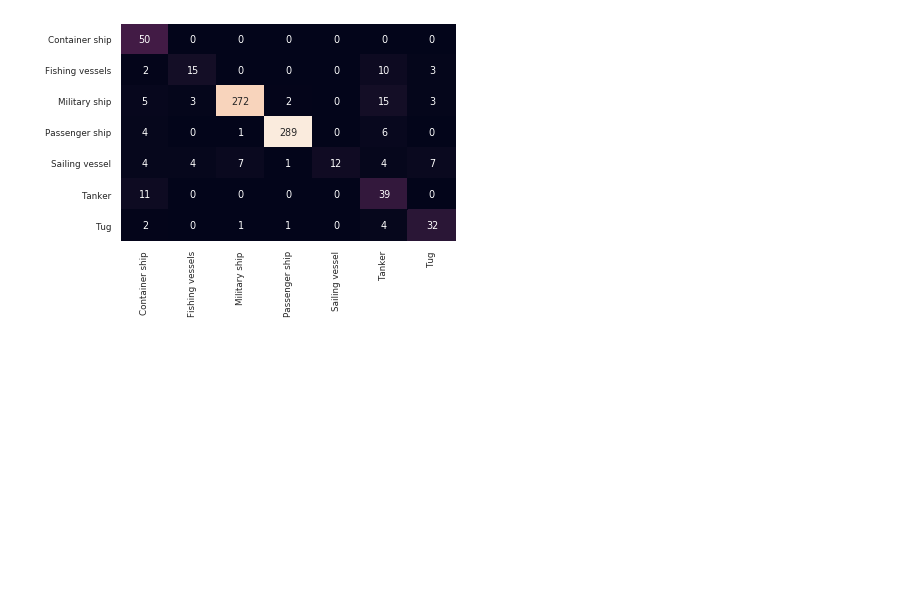
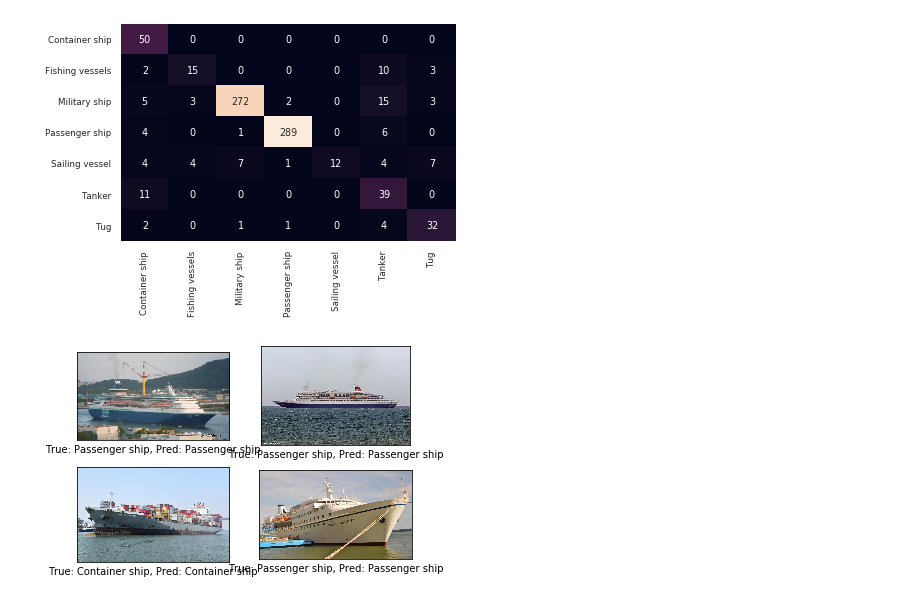
Before and after one commit to shaheryar1/Analysing-Marine-Traffic, a Jupyter notebook: inference.ipynb, the cells around one changed output. Saved outputs shown, nothing was run; the diff lists cells and outputs as text; code cells hidden in the pictures; blank space fills up the shorter version.

Commit message:
Added plot_images Added inferenceImage Added infeenceVideo

```diff
--- a/inference.ipynb
+++ b/inference.ipynb
@@ -19,12 +14,0 @@ WARNING:tensorflow:From /home/shaheryar/Desktop/Projects/Vessel_Classification/a
-# %%
-
-CLASSES=['Container ship','Fishing vessels','Military ship','Passenger ship','Sailing vessel','Tanker','Tug']
-mapping={
-    'Container ship':0,
-    'Fishing vessels':1,
-    'Military ship':2,
-    'Passenger ship':3,
-    'Sailing vessel':4,
-    'Tanker':5,
-    'Tug':6
-}
@@ -76,8 +62,11 @@ def evaluateOnDataFrame(model,df):
     plotConfusionMatrix(confusion_mat)
 # %%
 #on load model
-model = buildModel(7)
-model.load_weights('/home/shaheryar/Desktop/Projects/Vessel_Classification/snapshots2/cp-0010_best_loss.hdf5')
+model = buildModel(len(CLASSES))
+weights_path='/home/ai/Desktop/Python Projects/Vessel_Classification/snapshots2/cp-0010_best_loss.hdf5'
+model.load_weights(weights_path)
+# path = "/home/ai/Desktop/Python Projects/Marrine_Vessel_Detection/Dataset/videos/videos 2/videos 2/Richardson_Bay/IMG_4301.MOV"
+# inferenceVideo(model,video_path=path)
 # %%
 df=loadDataset()
 train, val = train_test_split(df, test_size=0.20, random_state=42)
@@ -123,3 +112,10 @@ Precision : [0.64102564 0.68181818 0.96797153 0.98634812 1.         0.5
  [ 11   0   0   0   0  39   0]
  [  2   0   1   1   0   4  32]]
 [figure]
+# %%
+def inferenceImage(model,path):
+    img = load_image(img_path=path,expand_dim=True)
+    p=model.predict(img)
+    predicted_class=CLASSES[np.argmax(p)]
+
+    return predicted_class
@@ -125,0 +170,6 @@ Precision : [0.64102564 0.68181818 0.96797153 0.98634812 1.         0.5
+# %%
+# Testing on random images
+df=loadTestDataset()
+testRandom(model,df,4)
+# %% [output]
+[figure, added]
```
Also changed, not shown: parts of 3 cells of this notebook, 7 other files.
